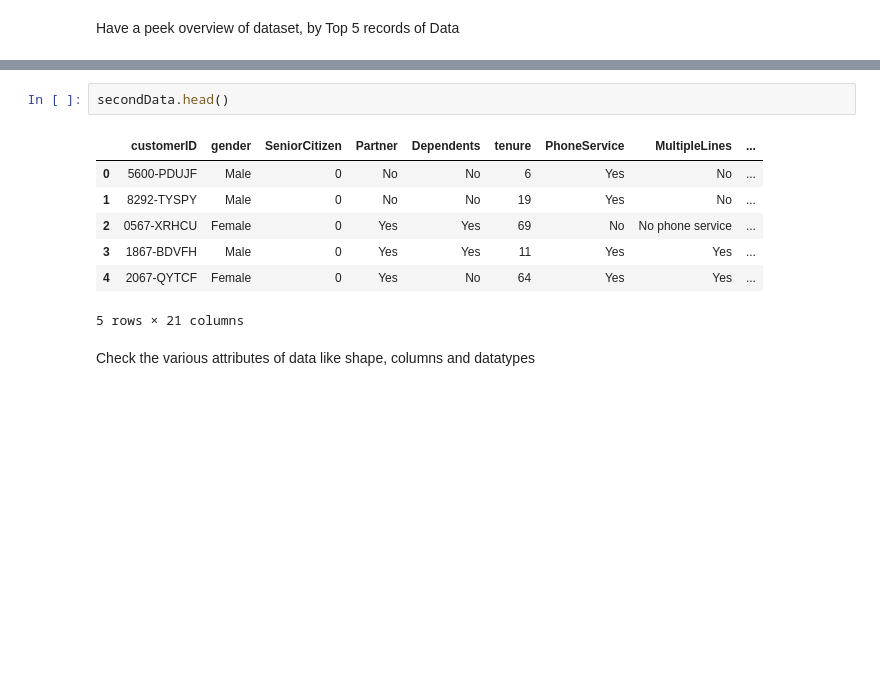
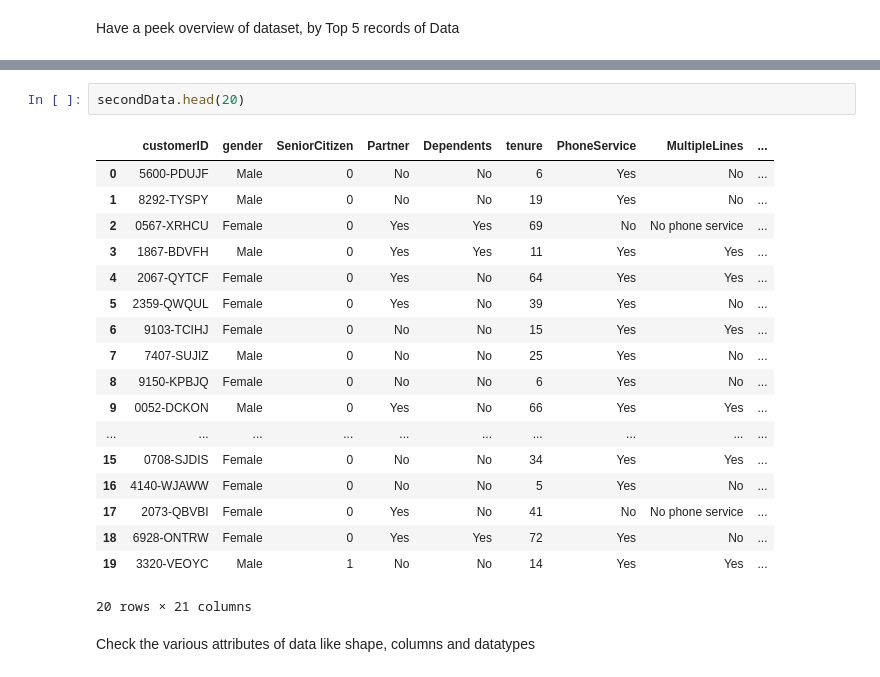
Before and after one commit to DelphinKdl/customer-churn-prediction-classification-model, a Jupyter notebook: notebook.ipynb, the cells around one changed output, grey strips where cells are left out. Saved outputs shown, nothing was run; the diff lists cells and outputs as text; blank space fills up the shorter version.

```diff
--- a/notebook.ipynb
+++ b/notebook.ipynb
@@ -171,13 +182,24 @@ firstData.head()
 # %%
-secondData.head()
+secondData.head(20)
 # %% [output]
 |  | customerID | gender | SeniorCitizen | Partner | Dependents | tenure | PhoneService | MultipleLines | ... |
 | 0 | 5600-PDUJF | Male | 0 | No | No | 6 | Yes | No | ... |
 | 1 | 8292-TYSPY | Male | 0 | No | No | 19 | Yes | No | ... |
 | 2 | 0567-XRHCU | Female | 0 | Yes | Yes | 69 | No | No phone service | ... |
 | 3 | 1867-BDVFH | Male | 0 | Yes | Yes | 11 | Yes | Yes | ... |
 | 4 | 2067-QYTCF | Female | 0 | Yes | No | 64 | Yes | Yes | ... |
+| 5 | 2359-QWQUL | Female | 0 | Yes | No | 39 | Yes | No | ... |
+| 6 | 9103-TCIHJ | Female | 0 | No | No | 15 | Yes | Yes | ... |
+| 7 | 7407-SUJIZ | Male | 0 | No | No | 25 | Yes | No | ... |
+| 8 | 9150-KPBJQ | Female | 0 | No | No | 6 | Yes | No | ... |
+| 9 | 0052-DCKON | Male | 0 | Yes | No | 66 | Yes | Yes | ... |
+| ... | ... | ... | ... | ... | ... | ... | ... | ... | ... |
+| 15 | 0708-SJDIS | Female | 0 | No | No | 34 | Yes | Yes | ... |
+| 16 | 4140-WJAWW | Female | 0 | No | No | 5 | Yes | No | ... |
+| 17 | 2073-QBVBI | Female | 0 | Yes | No | 41 | No | No phone service | ... |
+| 18 | 6928-ONTRW | Female | 0 | Yes | Yes | 72 | Yes | No | ... |
+| 19 | 3320-VEOYC | Male | 1 | No | No | 14 | Yes | Yes | ... |
-5 rows × 21 columns
+20 rows × 21 columns
 # %% [markdown]
 Check the various attributes of data like shape, columns and datatypes
 # %%
```
Also changed, not shown: parts of 10 cells of this notebook.
